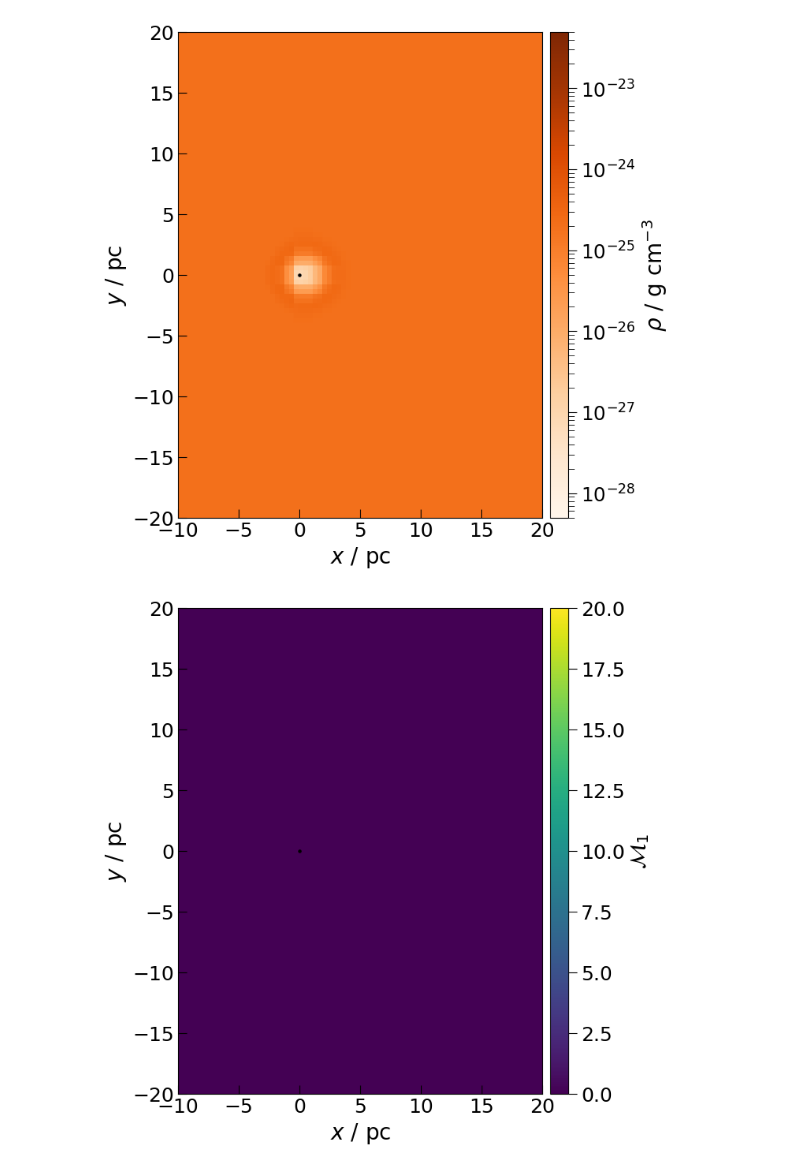
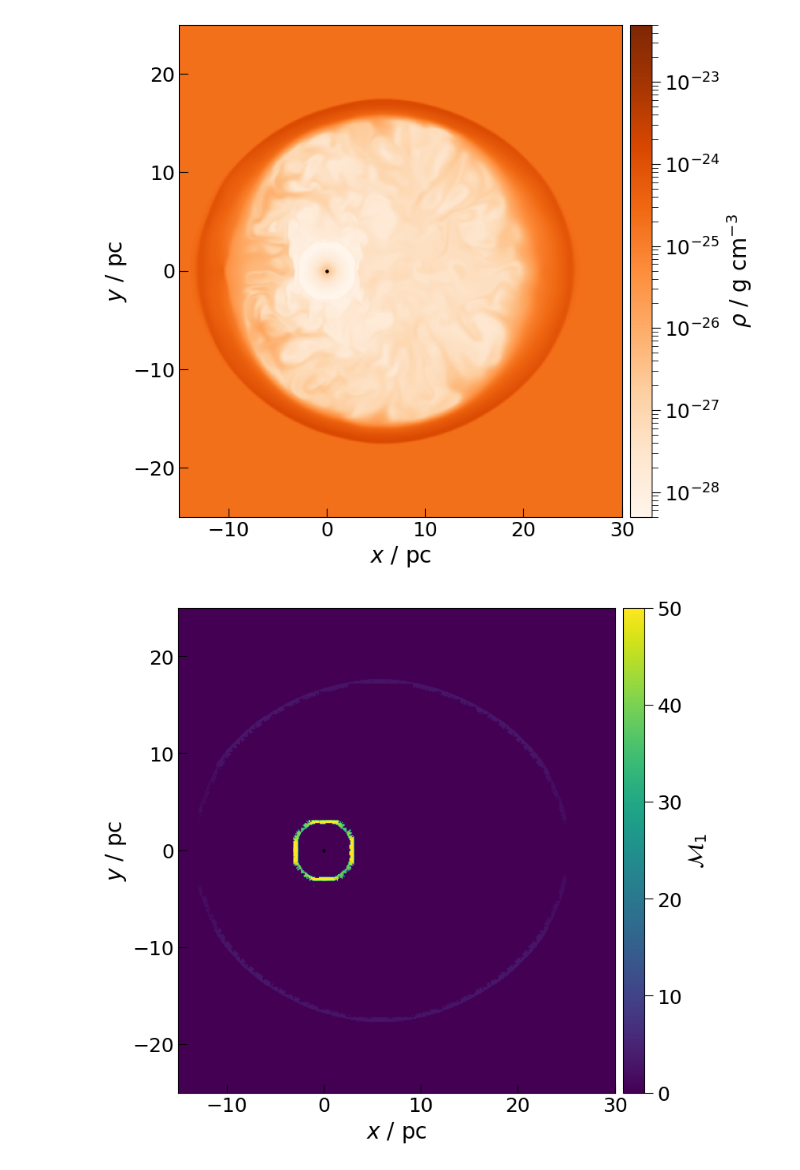
Before and after one commit to kwat0308/crbowshock_analysis_tools, a Jupyter notebook: plot_results/plot_single_slice.ipynb, the cells around one changed output. Saved outputs shown, nothing was run; the diff lists cells and outputs as text; code cells hidden in the pictures.

```diff
--- a/plot_results/plot_single_slice.ipynb
+++ b/plot_results/plot_single_slice.ipynb
@@ -16,10 +16,14 @@ import flash_amr_tools
 import h5py
 # %%
 fig_dir = "/home/kwatanabe/Projects/cr-bowshocks/figures/slices_new/"
-flash_output_dir = "/home/kwatanabe/Projects/cr-bowshocks/outputs_new/BS_ISM_v30_MHD"
+flash_output_dir = "/home/kwatanabe/Projects/cr-bowshocks/outputs_new/ISM_v30_CR"
+# flash_output_dir = "/home/kwatanabe/Projects/cr-bowshocks"
 
 # load the bowshock config
 bowshock_config = json.load(open("../config/bowshock_config.json", "r"))["config"]
 # %%
-fields = ["dens", "shma", "shck", "encr", "geff"]
+fields = ["dens", "shma", "shck", "encr", "geff", "pres"]
+
+sim_dir = os.path.join(flash_output_dir)
+sim_file = os.path.join(sim_dir, "starISM_hdf5_plt_cnt_0022")
 # %%
@@ -61,5 +61,6 @@ Given center:           +1.54283879e+19 +0.00000000e+00 +0.00000000e+00
 # %%
 for ifield, field in enumerate(fields):
+
     field_data = get_transformed_data(pf, field, blist)
     field_slice = flash_amr_tools.get_slice(field_data, pos=0.0, axis=2, ref_lvl=ref_lvl, bbox=bbox, bsize=bsize, brefs=brefs, bns=bns)
 
@@ -80,34 +81,34 @@ for ifield, field in enumerate(fields):
 
         # labels
     ax.set_xlabel("$x$ / pc", fontsize=20)
     ax.set_ylabel("$y$ / pc", fontsize=20)
     # ticks
     ax.tick_params(axis='both', direction="in", which='major', size=8, labelsize=18)
     ax.tick_params(axis='both', direction="in", which='minor', size=6, labelsize=16)
 
-    ax.set_xlim(-10, 20)
-    ax.set_ylim(-20, 20)
+    ax.set_xlim(-15, 30)
+    ax.set_ylim(-25, 25)
 
     # colorbar
     # make separate axes for each image
     divider = make_axes_locatable(ax)
     cax = divider.append_axes("right", size="5%", pad=0.1)
 
     # set ticks as text for shck
     if field == "shck":
         cb = fig.colorbar(im, ax=ax, cax=cax, ticks=shck_tick_num)
         cb.ax.set_yticklabels(shck_ticks, rotation=90)
         cb.ax.tick_params(axis='both', which='major', size=0, labelsize=14.5)
         cb.ax.tick_params(axis='both', which='minor', size=0)
 
     else:
         cb = fig.colorbar(im, ax=ax, cax=cax)
         cb.ax.set_ylabel(field_labels[field], fontsize=20)
         cb.ax.tick_params(axis='both', which='major', size=8, labelsize=18)
         cb.ax.tick_params(axis='both', which='minor', size=6, labelsize=18)
 
         # scales
         cb.ax.set_yscale(field_scales[field])
 # %% [output]
-[figure, old version]
+[figure, new version]
-[figure, old version]
+[figure, new version]
```
Also changed, not shown: parts of 2 cells of this notebook, 18 other files.
